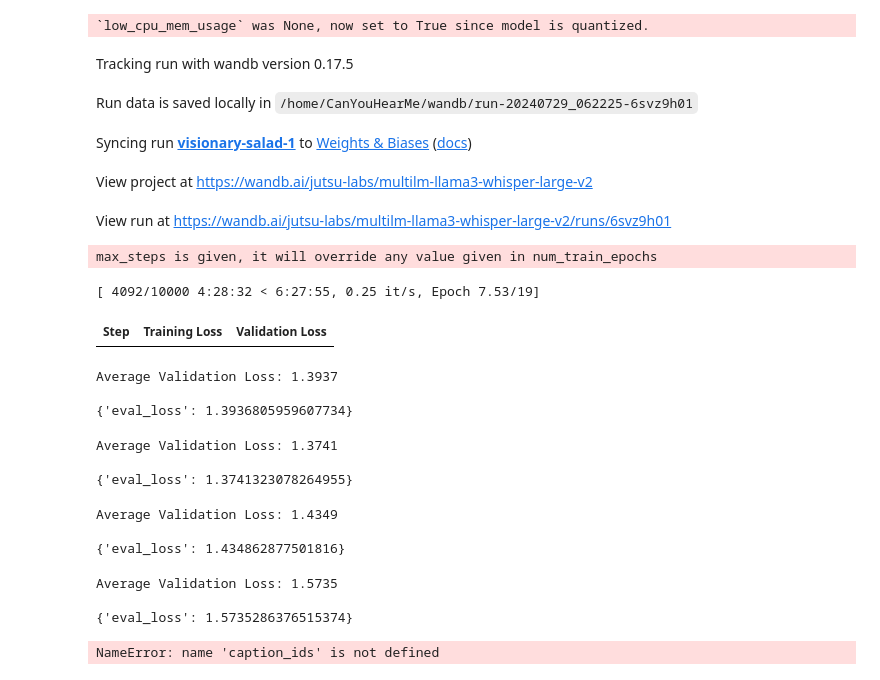
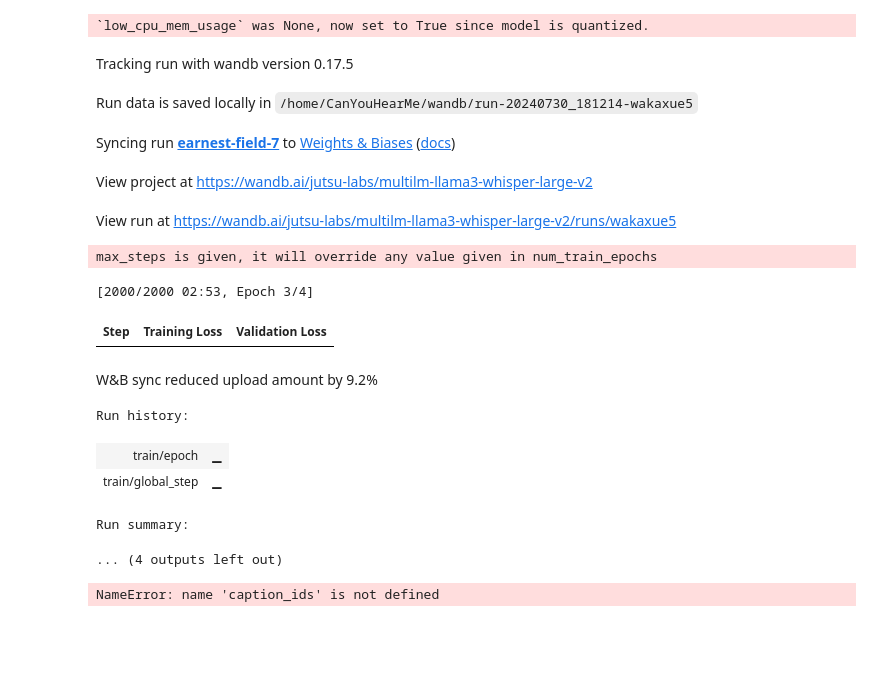
Before and after one commit to mahendra0203/CanYouHearMe, a Jupyter notebook: MultiM-Trainer.ipynb, the cells around one changed output. Drawn from its saved outputs; the diff is of its cells as text; code cells hidden in the pictures; blank space fills up the shorter version.

Commit message:
Fix the code for new trainer

```diff
--- a/MultiM-Trainer.ipynb
+++ b/MultiM-Trainer.ipynb
@@ -208,19 +305,19 @@ def collate_fn(batch):
 
     # # Pad sequences
     #128009 is end of message token -> <|eot_id|> for llama3
-    caption_ids = pad_sequence([torch.tensor(x) for x in caption_ids], batch_first=True, padding_value=tokenizer.pad_token_id)
-    caption_attention_mask = pad_sequence([torch.tensor(x) for x in caption_attention_mask], batch_first=True, padding_value=tokenizer.pad_token_id)
-    prompt_ids = pad_sequence([torch.tensor(x) for x in prompt_ids], batch_first=True, padding_value=tokenizer.pad_token_id)
-    prompt_attention_mask = pad_sequence([torch.tensor(x) for x in prompt_attention_mask], batch_first=True, padding_value=tokenizer.pad_token_id)
-    end_prompt_ids = pad_sequence([torch.tensor(x) for x in end_prompt_ids], batch_first=True, padding_value=tokenizer.pad_token_id)
-    end_prompt_attention_mask = pad_sequence([torch.tensor(x) for x in end_prompt_attention_mask], batch_first=True, padding_value=tokenizer.pad_token_id)
+    # caption_ids = pad_sequence([torch.tensor(x) for x in caption_ids], batch_first=True, padding_value=tokenizer.pad_token_id)
+    # caption_attention_mask = pad_sequence([torch.tensor(x) for x in caption_attention_mask], batch_first=True, padding_value=tokenizer.pad_token_id)
+    # prompt_ids = pad_sequence([torch.tensor(x) for x in prompt_ids], batch_first=True, padding_value=tokenizer.pad_token_id)
+    # prompt_attention_mask = pad_sequence([torch.tensor(x) for x in prompt_attention_mask], batch_first=True, padding_value=tokenizer.pad_token_id)
+    # end_prompt_ids = pad_sequence([torch.tensor(x) for x in end_prompt_ids], batch_first=True, padding_value=tokenizer.pad_token_id)
+    # end_prompt_attention_mask = pad_sequence([torch.tensor(x) for x in end_prompt_attention_mask], batch_first=True, padding_value=tokenizer.pad_token_id)
 
-    # caption_ids = pad_sequence([torch.tensor(x) for x in caption_ids], batch_first=True, padding_value=0)
-    # caption_attention_mask = pad_sequence([torch.tensor(x) for x in caption_attention_mask], batch_first=True, padding_value=0)
-    # prompt_ids = pad_sequence([torch.tensor(x) for x in prompt_ids], batch_first=True, padding_value=0)
-    # prompt_attention_mask = pad_sequence([torch.tensor(x) for x in prompt_attention_mask], batch_first=True, padding_value=0)
-    # end_prompt_ids = pad_sequence([torch.tensor(x) for x in end_prompt_ids], batch_first=True, padding_value=0)
-    # end_prompt_attention_mask = pad_sequence([torch.tensor(x) for x in end_prompt_attention_mask], batch_first=True, padding_value=0)
+    caption_ids = pad_sequence_start([torch.tensor(x) for x in caption_ids], batch_first=True, padding_value=tokenizer.pad_token_id)
+    caption_attention_mask = pad_sequence_start([torch.tensor(x) for x in caption_attention_mask], batch_first=True, padding_value=tokenizer.pad_token_id)
+    prompt_ids = pad_sequence_start([torch.tensor(x) for x in prompt_ids], batch_first=True, padding_value=tokenizer.pad_token_id)
+    prompt_attention_mask = pad_sequence_start([torch.tensor(x) for x in prompt_attention_mask], batch_first=True, padding_value=tokenizer.pad_token_id)
+    end_prompt_ids = pad_sequence_start([torch.tensor(x) for x in end_prompt_ids], batch_first=True, padding_value=tokenizer.pad_token_id)
+    end_prompt_attention_mask = pad_sequence_start([torch.tensor(x) for x in end_prompt_attention_mask], batch_first=True, padding_value=tokenizer.pad_token_id)
 
     # # Stack input features (assuming they're already of the same size)
     input_features = torch.stack([torch.tensor(x) for x in input_features])
@@ -498,8 +596,8 @@ def run_inference(model, dataloader, tokenizer, device, num_samples=10):
 
             sampled = torch.multinomial(op_logits[:, -1, :].softmax(dim=-1), caption_labels.shape[1])
 
-            ground_truth = tokenizer.batch_decode(batch['caption_ids'], skip_special_tokens=True)
-            generated = tokenizer.batch_decode(sampled,skip_special_tokens=True)
+            ground_truth = tokenizer.batch_decode(batch['caption_ids'], skip_special_tokens=False)
+            generated = tokenizer.batch_decode(sampled,skip_special_tokens=False)
 
             for gt, gen in zip(ground_truth, generated):
                 results.append({"Ground Truth": gt, "Generated": gen})
@@ -635,57 +733,52 @@ training_args = TrainingArguments(
         num_train_epochs=1,
         per_device_train_batch_size=8,
         per_device_eval_batch_size=8,
-        warmup_steps=500,
+        warmup_steps=250,
         weight_decay=0.01,
         logging_dir="./logs",
-        logging_steps=1000,
+        logging_steps=250,
         evaluation_strategy="steps",
-        eval_steps=1000,
-        save_steps=5000,
-        max_steps=10000,
+        eval_steps=500,
+        save_steps=1000,
+        max_steps=2000,
         load_best_model_at_end=True,
         learning_rate=1.5e-3,
         report_to="wandb",
     )
 
 # Initialize Trainer
 trainer = MultiModalTrainer(
         model=model,
         args=training_args,
         data_collator=collate_fn,
         train_dataset=new_train_dataset,
         eval_dataset=new_val_dataset,
         test_dataloader=test_dataloader,
         tokenizer=tokenizer,
-        test_steps=1000
+        test_steps=500
     )
 
 # Train the model
-trainer.train()
+trainer.train(resume_from_checkpoint=True)
 
 # # Save the final model
-# trainer.save_model("final_model")
+trainer.save_model()
+trainer.save_state()
 
 # # Finish the wandb run
 wandb.finish()
 # %% [output]
 Tracking run with wandb version 0.17.5
-Run data is saved locally in /home/CanYouHearMe/wandb/run-20240729_062225-6svz9h01
+Run data is saved locally in /home/CanYouHearMe/wandb/run-20240730_181214-wakaxue5
-Syncing run visionary-salad-1 to Weights & Biases (docs)
+Syncing run earnest-field-7 to Weights & Biases (docs)
 View project at https://wandb.ai/jutsu-labs/multilm-llama3-whisper-large-v2
-View run at https://wandb.ai/jutsu-labs/multilm-llama3-whisper-large-v2/runs/6svz9h01
+View run at https://wandb.ai/jutsu-labs/multilm-llama3-whisper-large-v2/runs/wakaxue5
 max_steps is given, it will override any value given in num_train_epochs
-[ 4092/10000 4:28:32 < 6:27:55, 0.25 it/s, Epoch 7.53/19]
+[2000/2000 02:53, Epoch 3/4]
 | Step | Training Loss | Validation Loss |
+W&B sync reduced upload amount by 9.2%
-Average Validation Loss: 1.3937
-
-{'eval_loss': 1.3936805959607734}
+Run history:
+| train/epoch | ▁ |
+| train/global_step | ▁ |
-Average Validation Loss: 1.3741
-
-{'eval_loss': 1.3741323078264955}
+Run summary:
-Average Validation Loss: 1.4349
-
-{'eval_loss': 1.434862877501816}
+... (4 outputs left out)
-Average Validation Loss: 1.5735
-
-{'eval_loss': 1.5735286376515374}
```
Also changed, not shown: parts of 16 cells of this notebook.
